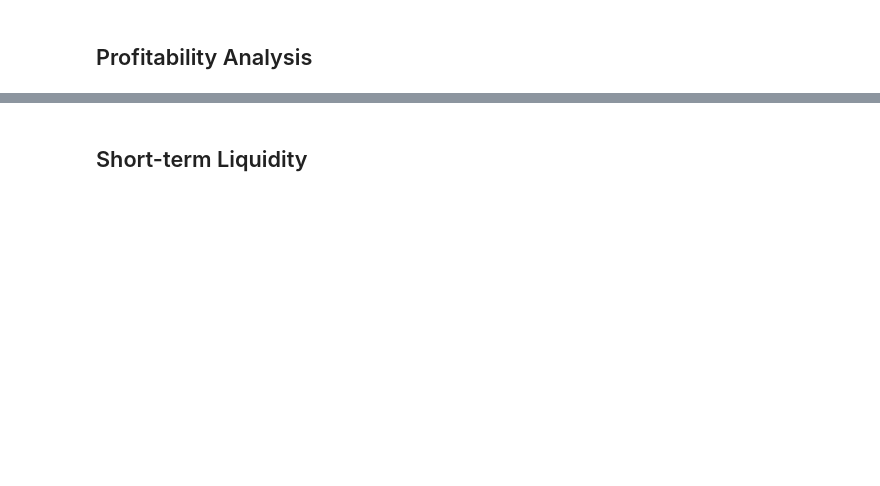
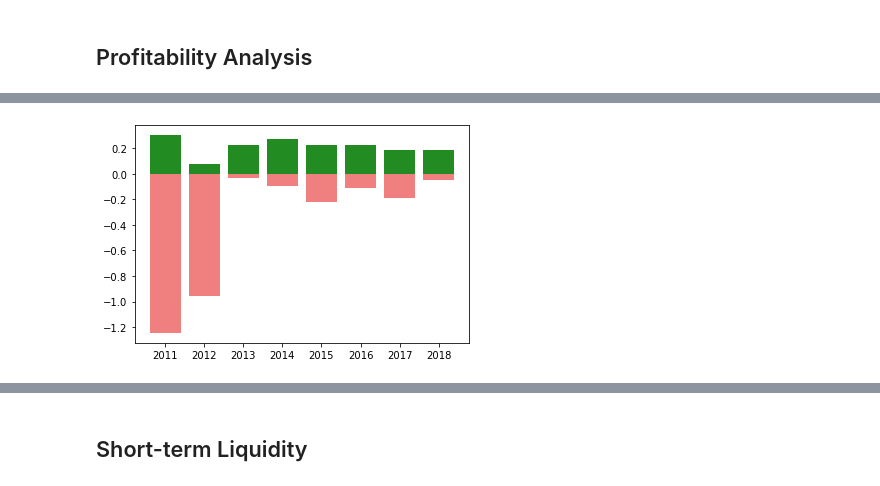
Before and after one commit to thna2020/TeslaFinancialAnalysis, a Jupyter notebook: TeslaFinancialAnalysis_1118.ipynb, the cells around one changed output, grey strips where cells are left out. Cells and saved outputs as stored; diff of their text form; code cells hidden in the pictures; blank space fills up the shorter version.

```diff
--- a/TeslaFinancialAnalysis_1118.ipynb
+++ b/TeslaFinancialAnalysis_1118.ipynb
@@ -143,7 +144,7 @@ is_df2 = pd.DataFrame(np.array([
                    columns=['Year',
                             'Total automotive revenue', 'Energy generation and storage', 'Total revenues',
                             'Total cost of revenues', 'Gross profit',
-                            'R&D', 'Total operating expenses', 'Net income/loss', 'Weighted average shares'])
+                            'R&D', 'Total operating expenses', 'Net income', 'Weighted average shares'])
 is_df2
 # %% [output]
 |  | Year | Total automotive revenue | Energy generation and storage | Total revenues | Total cost of revenues | ... |
@@ -186,6 +187,6 @@ cf_df
 # %% [markdown]
 ## Profitability Analysis
 # %%
-profit_df = pd.DataFrame(columns = ['Gross Profit Percentage (%)', 'Return on Sales (%)',
+profit_df = pd.DataFrame(columns = ['Year', 'Gross Profit Percentage (%)', 'Return on Sales (%)',
                                    'Asset Turnover ($)', 'Return on Assets (%)',
                                    'Return on Common Stockholders\' Equity (%)'])
@@ -214,0 +193,32 @@ profit_df
+# %%
+# year
+profit_df['Year'] = cf_df['Year'].values
+
+# gross profit percentage (gpp)
+gpp_1013 = is_df['Gross profit'] / is_df['Total revenues']
+gpp_1418 = is_df2['Gross profit'] / is_df2['Total revenues']
+profit_df['Gross Profit Percentage (%)'] = gpp_1013.append(gpp_1418).values
+
+# return on sales (ros)
+ros_1013 = is_df['Net income'] / is_df['Total revenues']
+ros_1418 = is_df2['Net income'] / is_df2['Total revenues']
+profit_df['Return on Sales (%)'] = ros_1013.append(ros_1418).values
+
+# asset turnover (ato)
+avg_assets = bs_df['Total assets'].rolling(window=2).mean()
+ato_1013 = is_df['Total revenues'] / avg_assets[:4].values
+ato_1418 = is_df2['Total revenues'] / avg_assets[4:].values
+profit_df['Asset Turnover ($)'] = ato_1013.append(ato_1418).values
+
+# return on assets (roa)
+roa_1013 = is_df['Net income'] / avg_assets[:4].values
+roa_1418 = is_df2['Net income'] / avg_assets[4:].values
+profit_df['Return on Assets (%)'] = roa_1013.append(roa_1418).values
+
+# return on common stockholders' equity (roe)
+avg_equity = bs_df['Total stockholder\'s equity'].rolling(window=2).mean()
+roe_1013 = is_df['Net income'] / avg_equity[:4].values
+roe_1418 = is_df2['Net income'] / avg_equity[4:].values
+profit_df['Return on Common Stockholders\' Equity (%)'] = roe_1013.append(roe_1418).values
+
+profit_df
@@ -214,0 +236,4 @@ profit_df
+# %%
+# profitability analysis from 2011 to 2018
+profit_df2 = profit_df[1:]
+profit_df2.reset_index(drop='True')
@@ -214,0 +250,6 @@ profit_df
+# %%
+plt.bar(profit_df2['Year'], profit_df2['Return on Sales (%)'], color='lightcoral')
+plt.bar(profit_df2['Year'], profit_df2['Gross Profit Percentage (%)'], color='forestgreen')
+plt.show()
+# %% [output]
+[figure, added]
```
Also changed, not shown: parts of 8 cells of this notebook.
